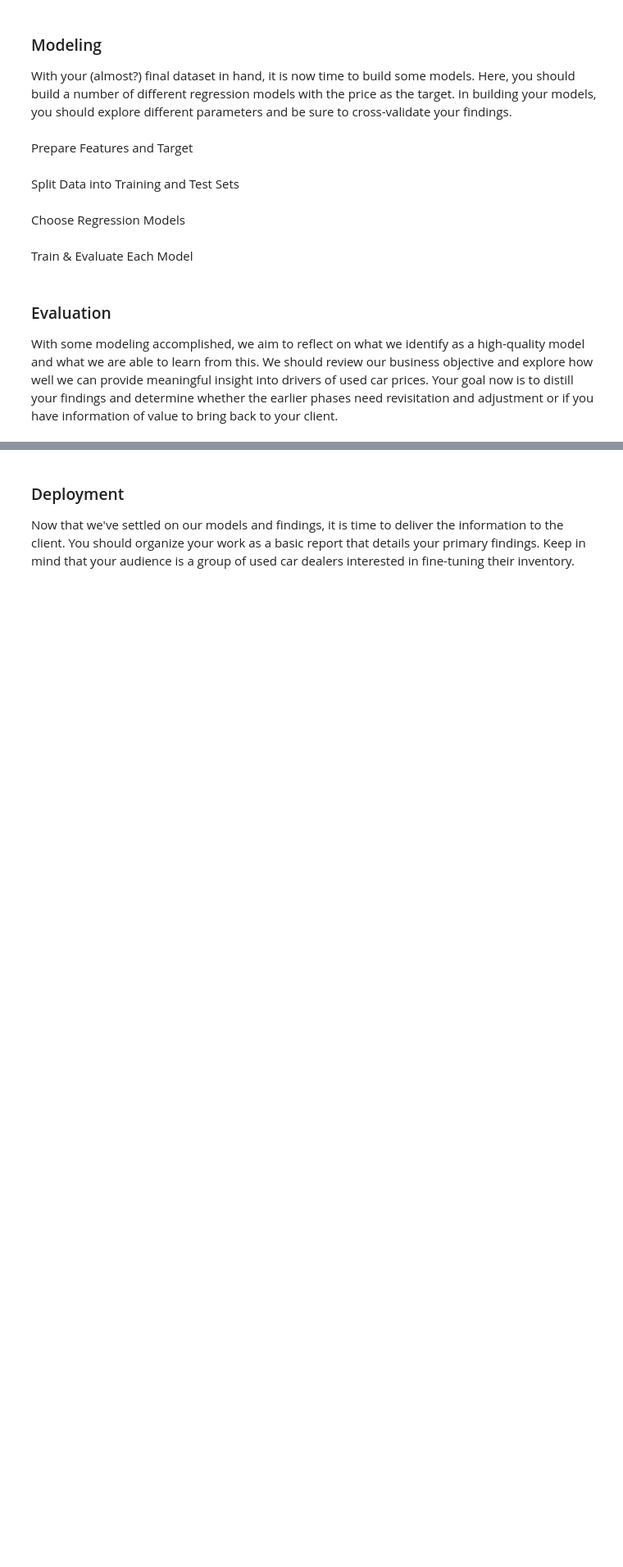
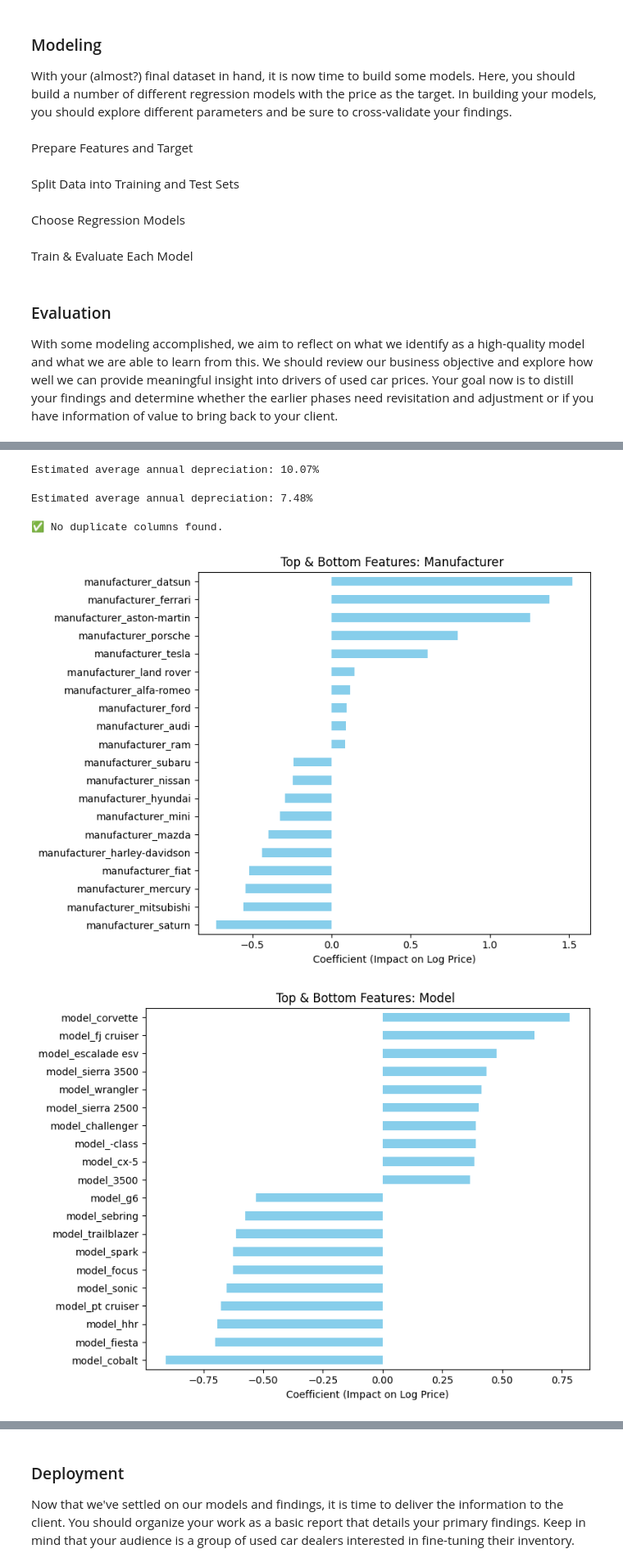
Before and after one commit to mobius29er/AIML_Class, a Jupyter notebook: usedCarAnalysis.ipynb, the cells around one changed output, grey strips where cells are left out. Shown at 82% size. Saved outputs shown, nothing was run; the diff lists cells and outputs as text; code cells hidden in the pictures; blank space fills up the shorter version.

```diff
--- a/usedCarAnalysis.ipynb
+++ b/usedCarAnalysis.ipynb
@@ -957,0 +991,72 @@ This model is ready to support pricing recommendations and strategic inventory d
+# %%
+odometer_coef = coefficients.get('odometer', None)
+
+if odometer_coef is not None:
+    depreciation_rate = np.expm1(-odometer_coef)
+    print(f"Estimated average annual depreciation: {depreciation_rate:.2%}")
+else:
+    print("odometer coefficient not found.")
+# %% [output]
+Estimated average annual depreciation: 10.07%
+# %%
+drive_fwd_coef = coefficients.get('drive_fwd', None)
+
+if drive_fwd_coef is not None:
+    depreciation_rate = np.expm1(-drive_fwd_coef)
+    print(f"Estimated average annual depreciation: {depreciation_rate:.2%}")
+else:
+    print("drive_fwd coefficient not found.")
+# %% [output]
+Estimated average annual depreciation: 7.48%
+# %%
+# Drop duplicate columns, if any
+duplicates = X.columns[X.columns.duplicated()].tolist()
+
+if duplicates:
+    print("Duplicate columns found:\n", duplicates)
+    # Drop duplicate columns (keeping first occurrence)
+    X = X.loc[:, ~X.columns.duplicated()]
+    print(f"\nRemoved {len(duplicates)} duplicate columns.")
+else:
+    print("✅ No duplicate columns found.")
+
+# Extract coefficients from Linear Regression
+linear_model_trained = models['Linear Regression']
+pipeline_linear = Pipeline(steps=[
+    ('preprocessor', preprocessor),
+    ('regressor', linear_model_trained)
+])
+pipeline_linear.fit(X_train, y_train)
+feature_names = numerical_cols + list(pipeline_linear.named_steps['preprocessor'].named_transformers_['cat'].get_feature_names_out(categorical_cols))
+linear_coefs = pd.Series(pipeline_linear.named_steps['regressor'].coef_, index=feature_names)
+
+# Define feature group prefixes
+group_prefixes = [
+    'manufacturer_', 'model_', 'condition_', 'cylinders_', 'fuel_',
+    'drive_', 'paint_color_', 'transmission_', 'type_', 'state_', 'region_'  # Adjusted from region_grouped_
+]
+
+# Plot top 10 and bottom 10 by group without duplicates
+features_by_group = {}
+for prefix in group_prefixes:
+    group_coeffs = linear_coefs[linear_coefs.index.str.startswith(prefix)]
+    if not group_coeffs.empty:
+        sorted_group = group_coeffs.sort_values()
+        if len(sorted_group) <= 20:
+            top_bottom = sorted_group
+        else:
+            top_bottom = pd.concat([sorted_group.head(10), sorted_group.tail(10)]).drop_duplicates()
+        features_by_group[prefix] = top_bottom
+
+# Plotting
+for prefix, series in features_by_group.items():
+    plt.figure(figsize=(8, 6))
+    series.sort_values().plot(kind='barh', color='skyblue')
+    plt.title(f"Top & Bottom Features: {prefix.replace('_', ' ').title()}")
+    plt.xlabel("Coefficient (Impact on Log Price)")
+    plt.tight_layout()
+    plt.show()
+# %% [output]
+✅ No duplicate columns found.
+[figure, added]
+[figure, added]
```
Also changed, not shown: parts of 48 cells of this notebook.
